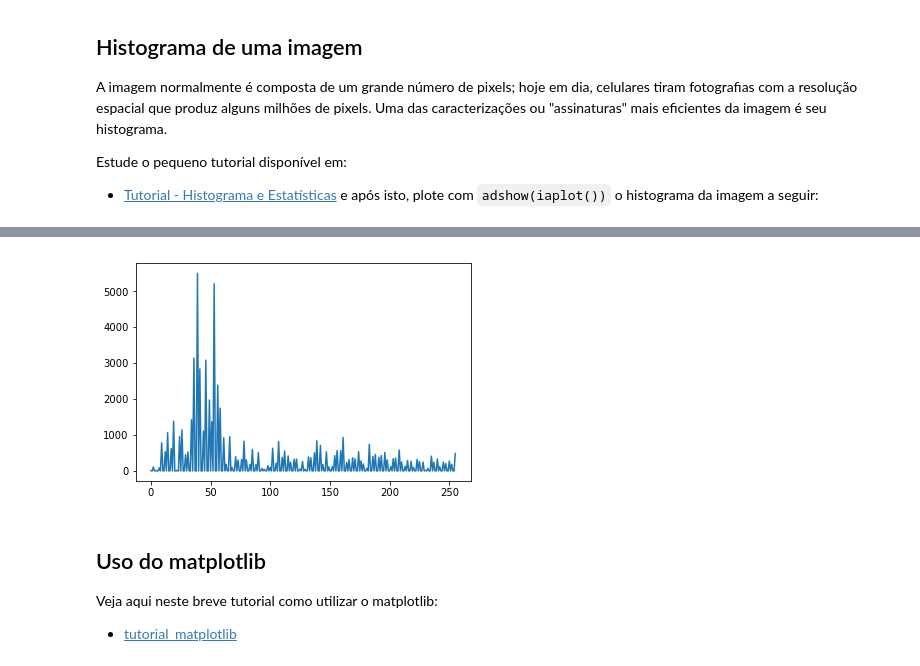
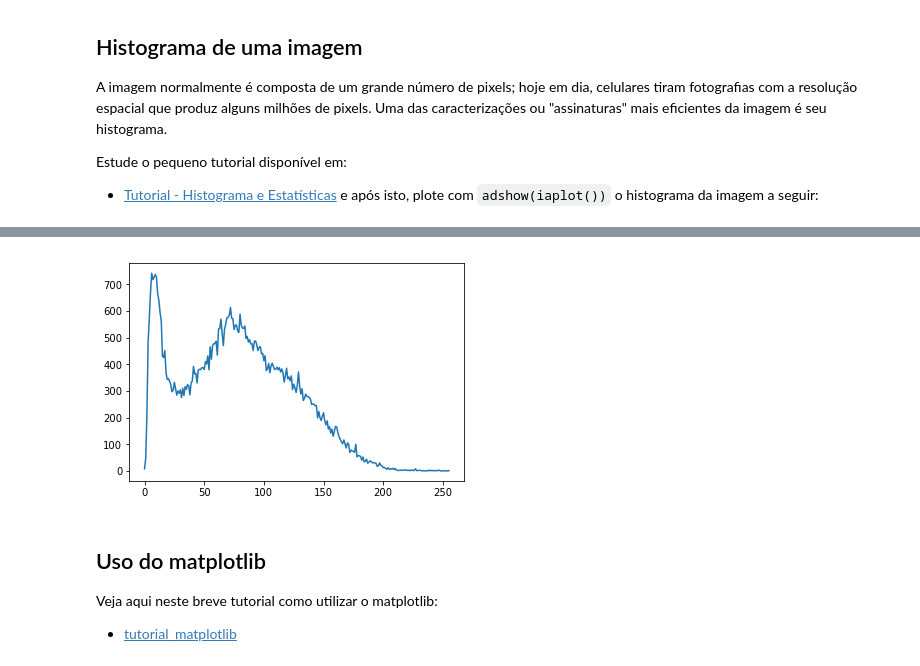
Before and after one commit to robertoalotufo/ia898, a Jupyter notebook: deliver/Atividade_2_3.ipynb, the cells around one changed output, grey strips where cells are left out. Saved outputs shown, nothing was run; the diff lists cells and outputs as text; code cells hidden in the pictures.

```diff
--- a/deliver/Atividade_2_3.ipynb
+++ b/deliver/Atividade_2_3.ipynb
@@ -26,0 +37,3 @@ plt.imshow(f,cmap='gray');
+# %%
+f = mpimg.imread('../data/retina.tif')
+plt.imshow(f,cmap='gray');
@@ -27,8 +42,8 @@ plt.imshow(f,cmap='gray');
 # %%
-h = np.bincount(f.ravel())
+h = ia.histogram(f)
 plt.plot(h);
 # %% [output]
-[figure, old version]
+[figure, new version]
 # %% [markdown]
 ## Uso do matplotlib
 
```
Also changed, not shown: parts of 10 cells of this notebook.
